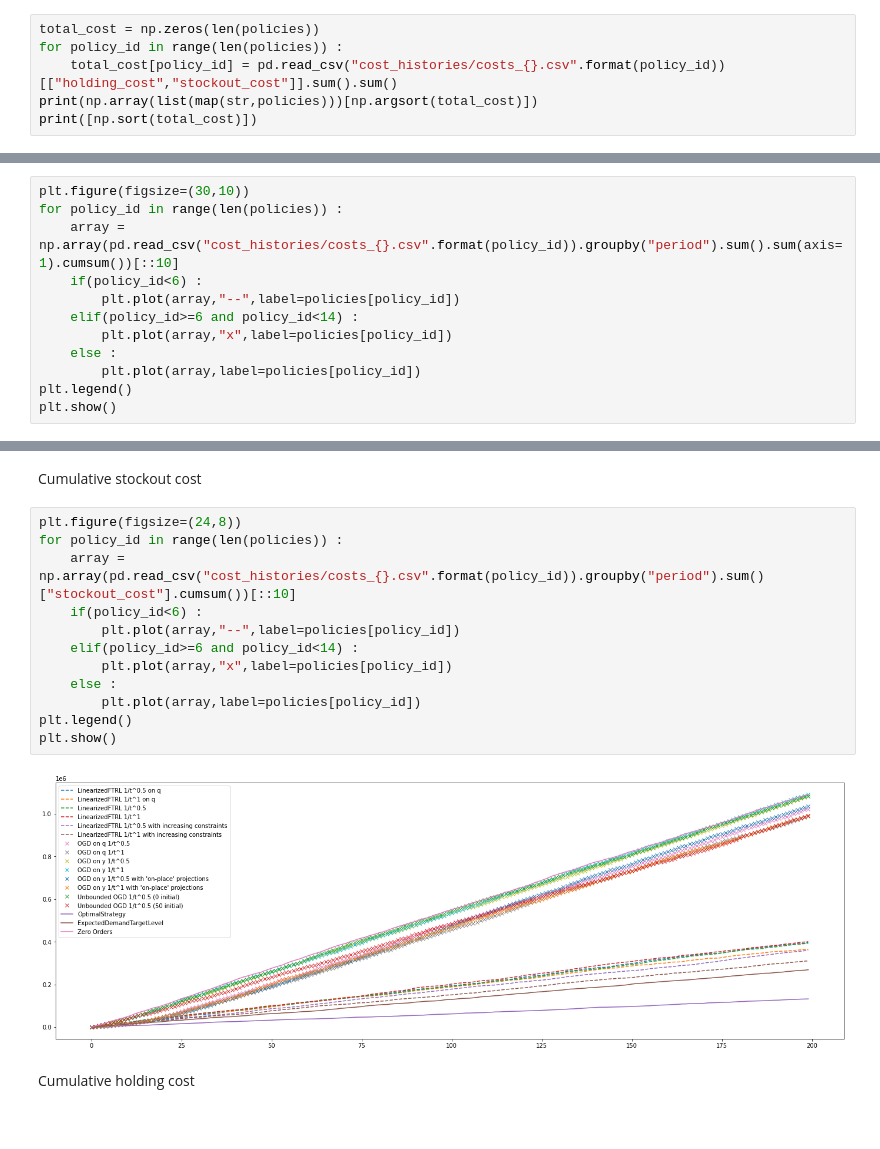
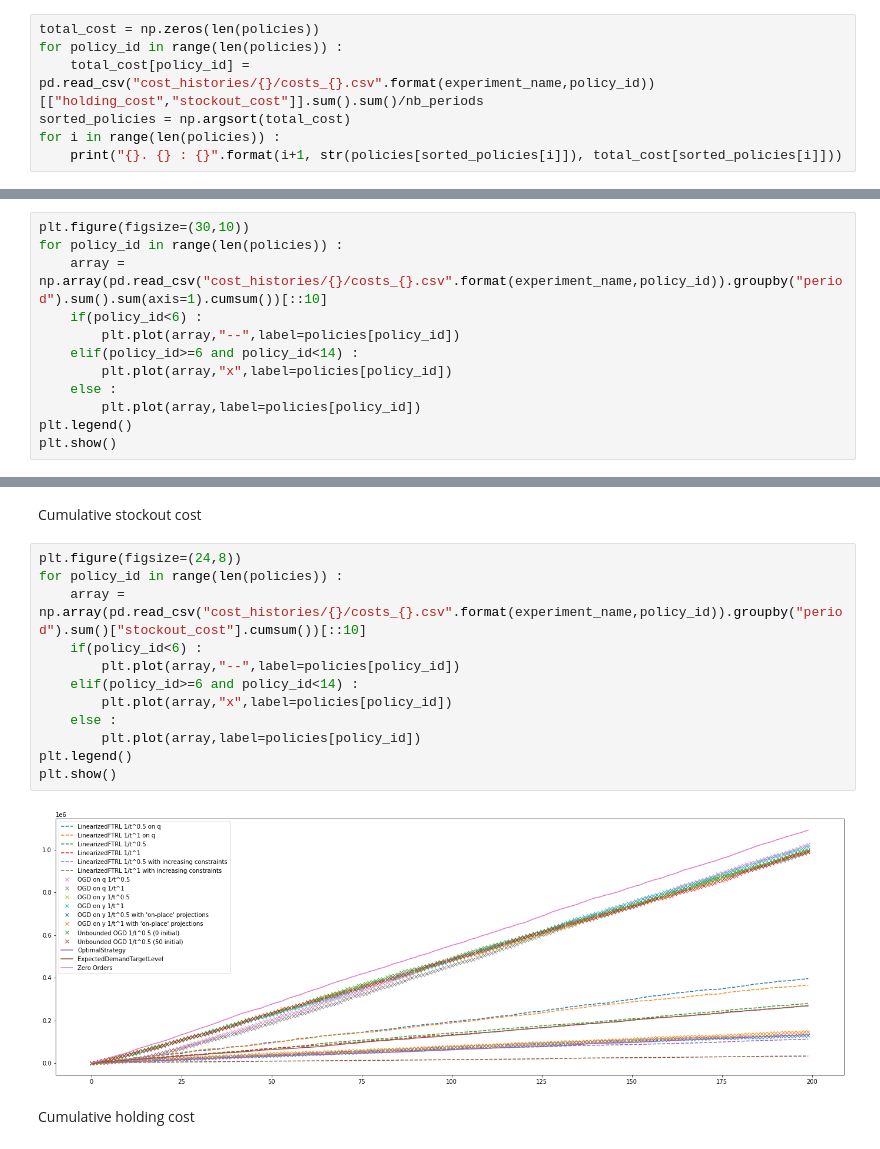
Before and after one commit to Califrais/newsvendor_tester, a Jupyter notebook: main_notebook.ipynb, the cells around one changed output, grey strips where cells are left out. Cells and saved outputs as stored; diff of their text form.

```diff
--- a/main_notebook.ipynb
+++ b/main_notebook.ipynb
@@ -173,7 +171,8 @@ Aggregated costs
 # %%
 total_cost = np.zeros(len(policies))
 for policy_id in range(len(policies)) :
-    total_cost[policy_id] = pd.read_csv("cost_histories/costs_{}.csv".format(policy_id))[["holding_cost","stockout_cost"]].sum().sum()
-print(np.array(list(map(str,policies)))[np.argsort(total_cost)])
-print([np.sort(total_cost)])
+    total_cost[policy_id] = pd.read_csv("cost_histories/{}/costs_{}.csv".format(experiment_name,policy_id))[["holding_cost","stockout_cost"]].sum().sum()/nb_periods
+sorted_policies = np.argsort(total_cost)
+for i in range(len(policies)) :
+    print("{}. {} : {}".format(i+1, str(policies[sorted_policies[i]]), total_cost[sorted_policies[i]]))
 # %% [output]
@@ -198,7 +198,7 @@ Cumulative total cost
 # %%
 plt.figure(figsize=(30,10))
 for policy_id in range(len(policies)) :
-    array = np.array(pd.read_csv("cost_histories/costs_{}.csv".format(policy_id)).groupby("period").sum().sum(axis=1).cumsum())[::10]
+    array = np.array(pd.read_csv("cost_histories/{}/costs_{}.csv".format(experiment_name,policy_id)).groupby("period").sum().sum(axis=1).cumsum())[::10]
     if(policy_id<6) :
         plt.plot(array,"--",label=policies[policy_id])
     elif(policy_id>=6 and policy_id<14) :
@@ -214,17 +214,17 @@ Cumulative stockout cost
 # %%
 plt.figure(figsize=(24,8))
 for policy_id in range(len(policies)) :
-    array = np.array(pd.read_csv("cost_histories/costs_{}.csv".format(policy_id)).groupby("period").sum()["stockout_cost"].cumsum())[::10]
+    array = np.array(pd.read_csv("cost_histories/{}/costs_{}.csv".format(experiment_name,policy_id)).groupby("period").sum()["stockout_cost"].cumsum())[::10]
     if(policy_id<6) :
         plt.plot(array,"--",label=policies[policy_id])
     elif(policy_id>=6 and policy_id<14) :
         plt.plot(array,"x",label=policies[policy_id])
     else :
         plt.plot(array,label=policies[policy_id])
 plt.legend()
 plt.show()
 # %% [output]
-[figure, old version]
+[figure, new version]
 # %% [markdown]
 Cumulative holding cost
 # %%
```
Also changed, not shown: parts of 4 cells of this notebook, 31 other files.
